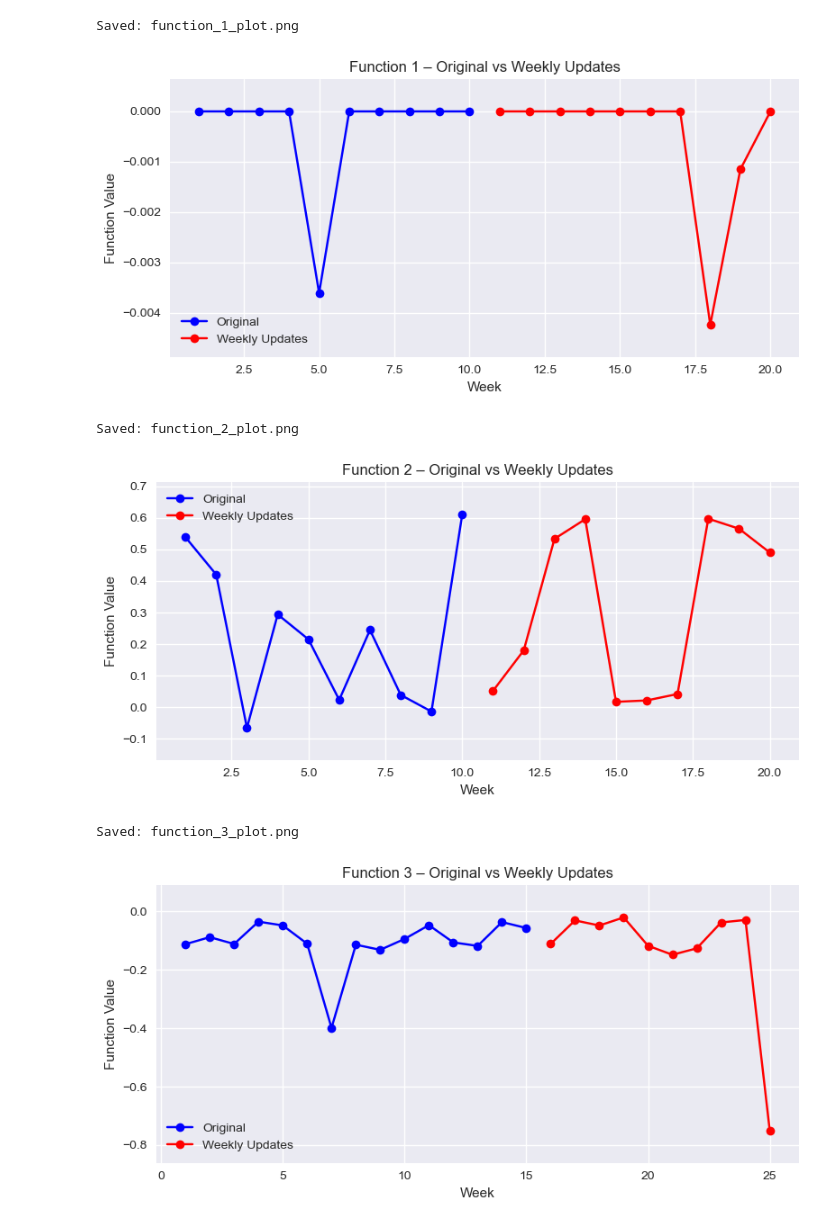
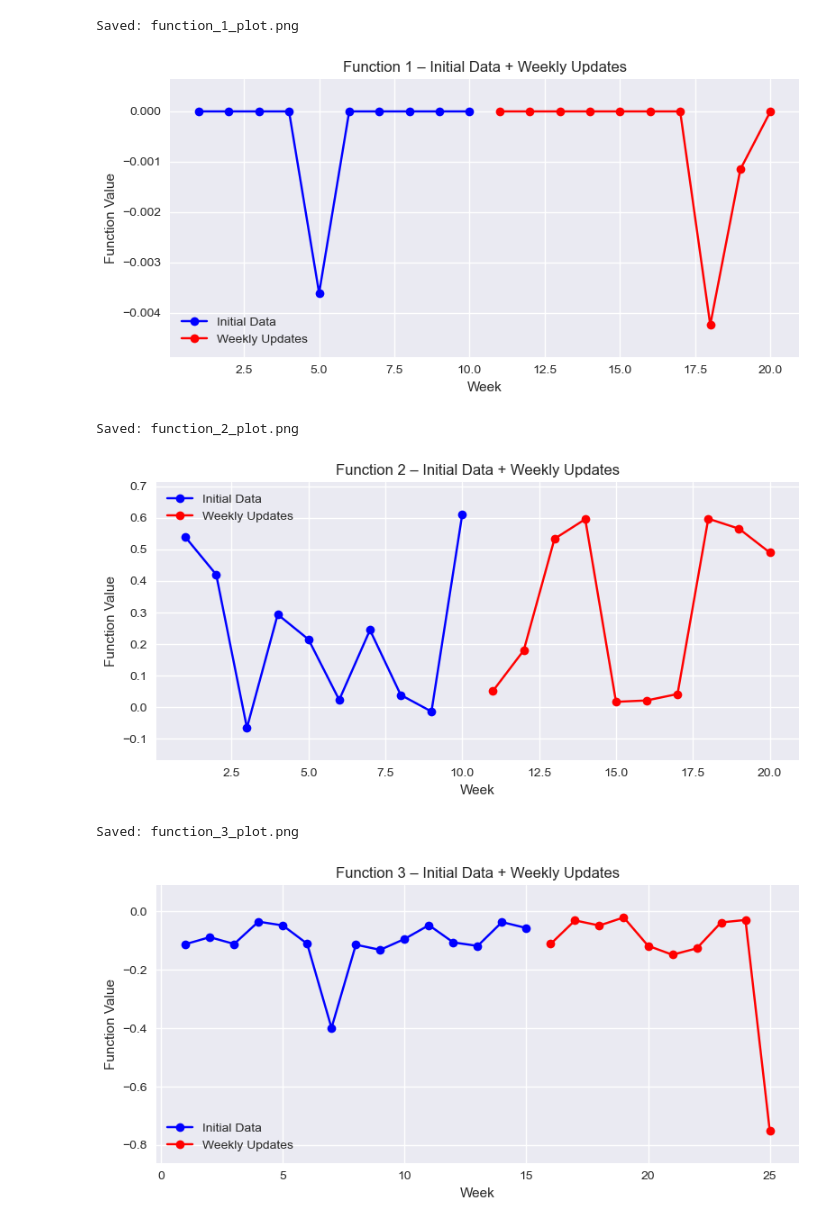
Before and after one commit to ajay-falcon-ai/Capstone-Black-Box-functions, a Jupyter notebook: utils/plot_results.ipynb, the cells around one changed output. Saved outputs shown, nothing was run; the diff lists cells and outputs as text; code cells hidden in the pictures.

Commit message:
Updated result plot lables and added function descriptions.

```diff
--- a/utils/plot_results.ipynb
+++ b/utils/plot_results.ipynb
@@ -65,38 +65,38 @@ for i, handler in enumerate(handlers, start=1):
 
     # -----------------------------------------
     # 5. Plot
     # -----------------------------------------
     plt.figure(figsize=(8, 4))
 
     # Original points (constructor-loaded)
-    plt.plot(old_x, old_y, marker='o', color='blue', label='Original')
+    plt.plot(old_x, old_y, marker='o', color='blue', label='Initial Data')
 
     # Newly added points (via add_weekly_updates)
     if len(new_y) > 0:
         plt.plot(new_x, new_y, marker='o', color='red', label='Weekly Updates')
 
     # Auto-scale y-axis
     ymin, ymax = updated_outputs.min(), updated_outputs.max()
     margin = (ymax - ymin) * 0.15 if ymax != ymin else 1
     plt.ylim(ymin - margin, ymax + margin)
 
-    plt.title(f"Function {i} – Original vs Weekly Updates")
+    plt.title(f"Function {i} – Initial Data + Weekly Updates")
     plt.xlabel("Week")
     plt.ylabel("Function Value")
     plt.grid(True)
     plt.legend()
     plt.tight_layout()
 
     filename = f"function_{i}_plot.png"
     plt.savefig(filename, dpi=300)
     print(f"Saved: {filename}")
 
     plt.show()
 # %% [output]
 Saved: function_1_plot.png
-[figure, old version]
+[figure, new version]
 Saved: function_2_plot.png
-[figure, old version]
+[figure, new version]
 Saved: function_3_plot.png
-[figure, old version]
+[figure, new version]
 Saved: function_4_plot.png
```
Also changed, not shown: parts of 1 cell of this notebook, 9 other files.
